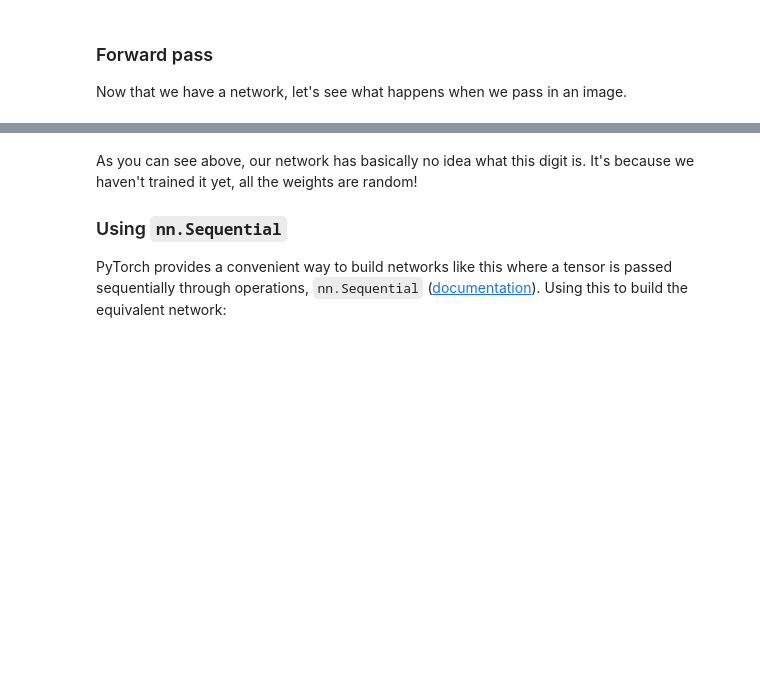
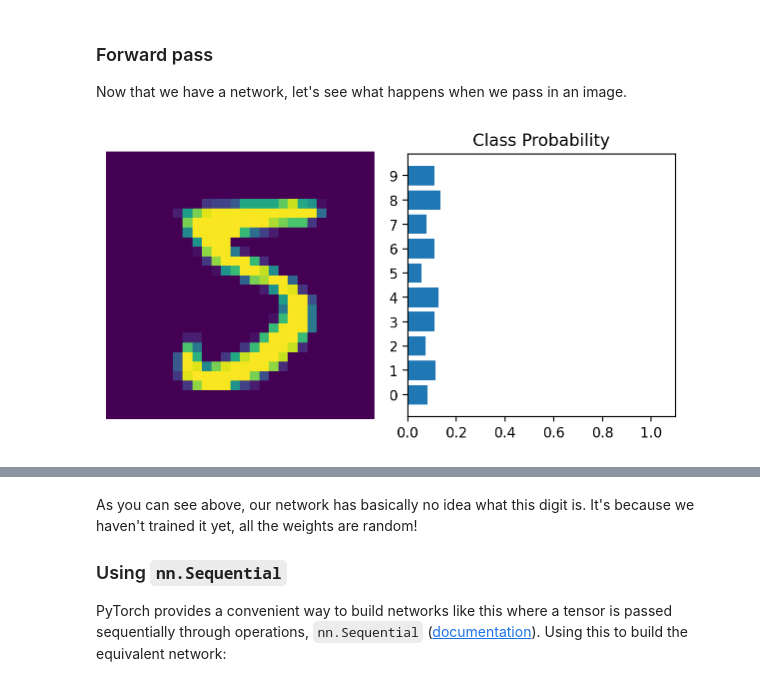
Before and after one commit to Nick8991/cd0281-Introduction-to-Neural-Networks-with-PyTorch, a Jupyter notebook: deep-learning-with-pytorch/Part 2 - Neural Networks in PyTorch (Exercises).ipynb, the cells around one changed output, grey strips where cells are left out. Drawn from its saved outputs; the diff is of its cells as text; code cells hidden in the pictures; blank space fills up the shorter version.

```diff
--- a/deep-learning-with-pytorch/Part 2 - Neural Networks in PyTorch (Exercises).ipynb
+++ b/deep-learning-with-pytorch/Part 2 - Neural Networks in PyTorch (Exercises).ipynb
@@ -204,7 +220,7 @@ You can define the network somewhat more concisely and clearly using the `torch.
 # %%
 import torch.nn.functional as F
 
-class Network(nn.Module):
+class Network3(nn.Module):
     def __init__(self):
         super().__init__()
         # Inputs to hidden layer linear transformation
@@ -256,6 +344,24 @@ model.fc1.weight.data.normal_(std=0.01)
 ### Forward pass
 
 Now that we have a network, let's see what happens when we pass in an image.
+# %%
+model = Network3()
+model
+# Grab some data
+dataiter = iter(trainloader)
+images, labels = dataiter.next()
+
+# Reshape images into a 1D vector, new shape is (batch size, color channels * image pixels)
+images = images.view(images.shape[0], -1)
+
+# Forward pass through the network
+img_idx = 0
+ps = model(images[img_idx, :].unsqueeze(0))  # Pass a single image through the network
+
+img = images[img_idx].view(1, 28, 28)
+helper.view_classify(img, ps)
+# %% [output]
+[figure, added]
 # %%
 # Grab some data
 dataiter = iter(trainloader)
```
Also changed, not shown: parts of 20 cells of this notebook, 1 other file.
